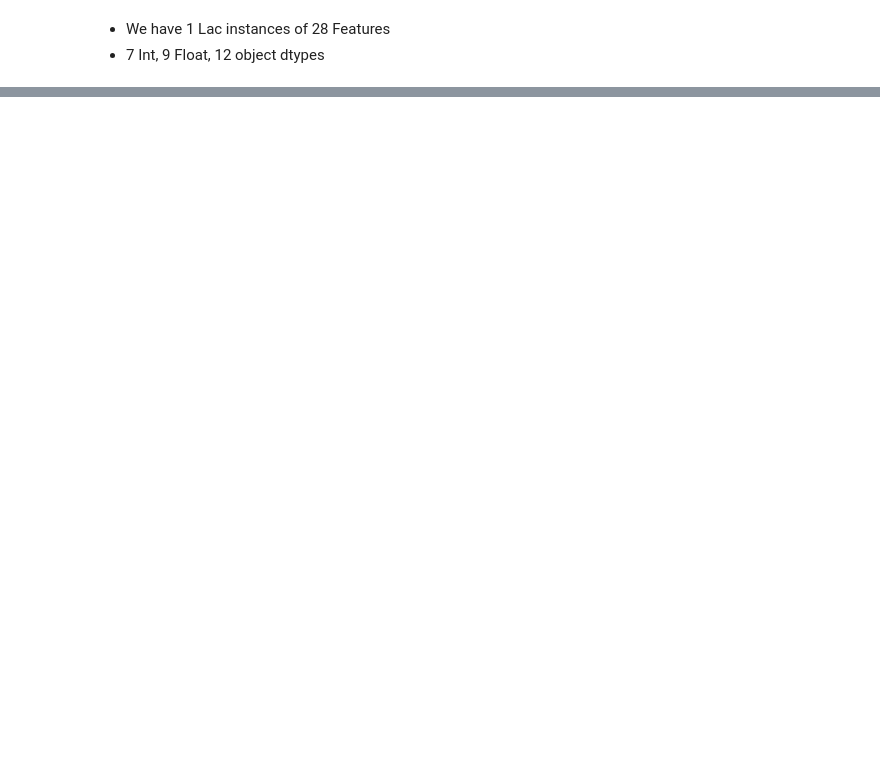
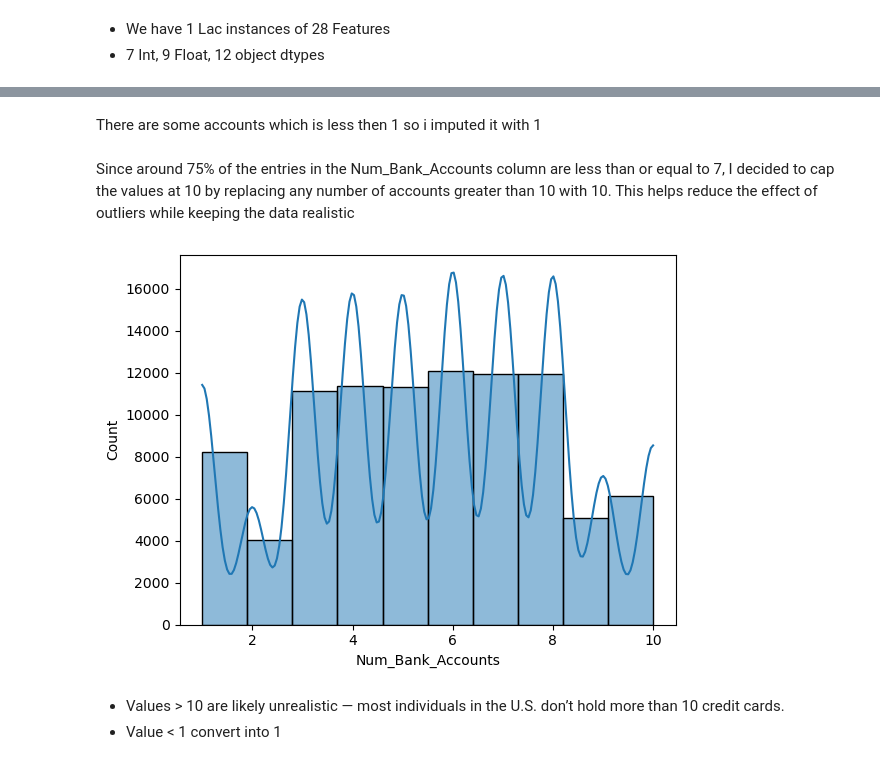
Before and after one commit to danisharain12/Credit-Score-Classification, a Jupyter notebook: Credit Score Classification.ipynb, the cells around one changed output, grey strips where cells are left out. Drawn from its saved outputs; the diff is of its cells as text; code cells hidden in the pictures; blank space fills up the shorter version.

Commit message:
Wroking on Data Cleaning

```diff
--- a/Credit Score Classification.ipynb
+++ b/Credit Score Classification.ipynb
@@ -167,0 +191,2 @@ Unique values: [312.49408868 284.6291625  331.20986285 ... 516.80908327 319.1649
+# %%
+df = df[df['Age'] <= 60]
@@ -167,0 +195,2 @@ Unique values: [312.49408868 284.6291625  331.20986285 ... 516.80908327 319.1649
+# %%
+df['Age'] = df['Age'].replace(-500, np.nan)
@@ -167,0 +206,16 @@ Unique values: [312.49408868 284.6291625  331.20986285 ... 516.80908327 319.1649
+# %% [markdown]
+There are some accounts which is less then 1 so i imputed it with 1
+# %%
+df.loc[df['Num_Bank_Accounts'] < 1, 'Num_Bank_Accounts'] = 1
+# %% [markdown]
+Since around 75% of the entries in the Num_Bank_Accounts column are less than or equal to 7, I decided to cap the values at 10 by replacing any number of accounts greater than 10 with 10. This helps reduce the effect of outliers while keeping the data realistic
+# %%
+df.loc[df['Num_Bank_Accounts'] > 10, 'Num_Bank_Accounts'] = 10
+# %%
+sns.histplot(data=df, x='Num_Bank_Accounts',bins=10, kde=True)
+plt.show()
+# %% [output]
+[figure, added]
+# %% [markdown]
+- Values > 10 are likely unrealistic — most individuals in the U.S. don’t hold more than 10 credit cards.
+- Value < 1 convert into 1
```
Also changed, not shown: parts of 18 cells of this notebook.
